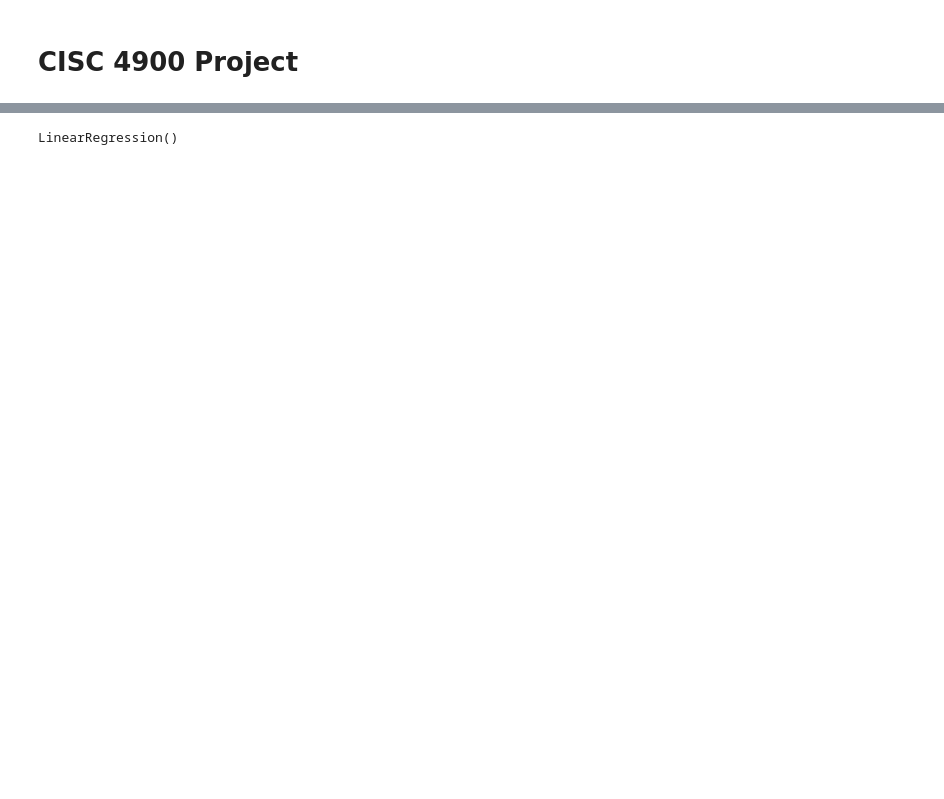
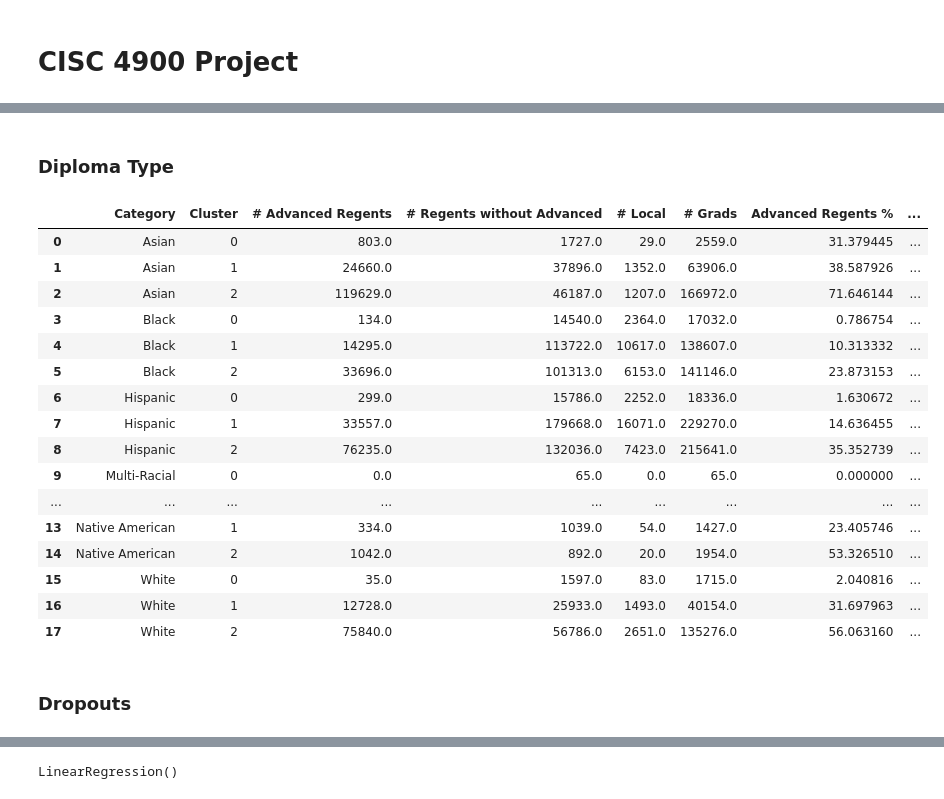
Before and after one commit to mwumigue/CISC-4900, a Jupyter notebook: CISC-4900.ipynb, the cells around one changed output, grey strips where cells are left out. Cells and saved outputs as stored; diff of their text form; code cells hidden in the pictures; blank space fills up the shorter version.

```diff
--- a/CISC-4900.ipynb
+++ b/CISC-4900.ipynb
@@ -582,0 +909,3 @@ fig.update_layout(
+# %%
+all_ethnicity_graduates = filter_data(ethnicity_graduation, columns=['# Grads','# Advanced Regents', '# Regents without Advanced', '# Local', '# Still Enrolled', '# Dropout'], cluster=True)
+all_ethnicity_graduates
@@ -582,0 +926,3 @@ fig.update_layout(
+# %%
+ethnicity_data = filter_graduation_data(all_ethnicity_graduates, ['Graduation Year','Category','Duration'], cluster=True)
+ethnicity_data
@@ -582,0 +943,3 @@ fig.update_layout(
+# %%
+ethnicity_data['Category Code'] = ethnicity_data['Category'].astype('category').cat.codes
+ethnicity_data
@@ -582,0 +1052,30 @@ fig.update_layout(
+# %% [markdown]
+### Diploma Type
+# %%
+def filter_diploma_type(df):
+    df_diploma_type = df.groupby(['Category','Cluster'])[['# Advanced Regents', '# Regents without Advanced', '# Local', '# Grads']].sum().reset_index()
+    df_diploma_type['Advanced Regents %'] = df_diploma_type['# Advanced Regents'] / df_diploma_type['# Grads'] * 100
+    df_diploma_type['Regents without Advanced %'] = df_diploma_type['# Regents without Advanced'] / df_diploma_type['# Grads'] * 100
+    df_diploma_type['Local %'] = df_diploma_type['# Local'] / df_diploma_type['# Grads'] * 100
+    return df_diploma_type
+# %%
+ethnicity_data_diploma_type = filter_diploma_type(ethnicity_data)
+ethnicity_data_diploma_type
+# %% [output]
+|  | Category | Cluster | # Advanced Regents | # Regents without Advanced | # Local | # Grads | Advanced Regents % | ... |
+| 0 | Asian | 0 | 803.0 | 1727.0 | 29.0 | 2559.0 | 31.379445 | ... |
+| 1 | Asian | 1 | 24660.0 | 37896.0 | 1352.0 | 63906.0 | 38.587926 | ... |
+| 2 | Asian | 2 | 119629.0 | 46187.0 | 1207.0 | 166972.0 | 71.646144 | ... |
+| 3 | Black | 0 | 134.0 | 14540.0 | 2364.0 | 17032.0 | 0.786754 | ... |
+| 4 | Black | 1 | 14295.0 | 113722.0 | 10617.0 | 138607.0 | 10.313332 | ... |
+| 5 | Black | 2 | 33696.0 | 101313.0 | 6153.0 | 141146.0 | 23.873153 | ... |
+| 6 | Hispanic | 0 | 299.0 | 15786.0 | 2252.0 | 18336.0 | 1.630672 | ... |
+| 7 | Hispanic | 1 | 33557.0 | 179668.0 | 16071.0 | 229270.0 | 14.636455 | ... |
+| 8 | Hispanic | 2 | 76235.0 | 132036.0 | 7423.0 | 215641.0 | 35.352739 | ... |
+| 9 | Multi-Racial | 0 | 0.0 | 65.0 | 0.0 | 65.0 | 0.000000 | ... |
+| ... | ... | ... | ... | ... | ... | ... | ... | ... |
+| 13 | Native American | 1 | 334.0 | 1039.0 | 54.0 | 1427.0 | 23.405746 | ... |
+| 14 | Native American | 2 | 1042.0 | 892.0 | 20.0 | 1954.0 | 53.326510 | ... |
+| 15 | White | 0 | 35.0 | 1597.0 | 83.0 | 1715.0 | 2.040816 | ... |
+| 16 | White | 1 | 12728.0 | 25933.0 | 1493.0 | 40154.0 | 31.697963 | ... |
+| 17 | White | 2 | 75840.0 | 56786.0 | 2651.0 | 135276.0 | 56.063160 | ... |
@@ -582,0 +1102,2 @@ fig.update_layout(
+# %% [markdown]
+### Dropouts
```
Also changed, not shown: parts of 272 cells of this notebook.
